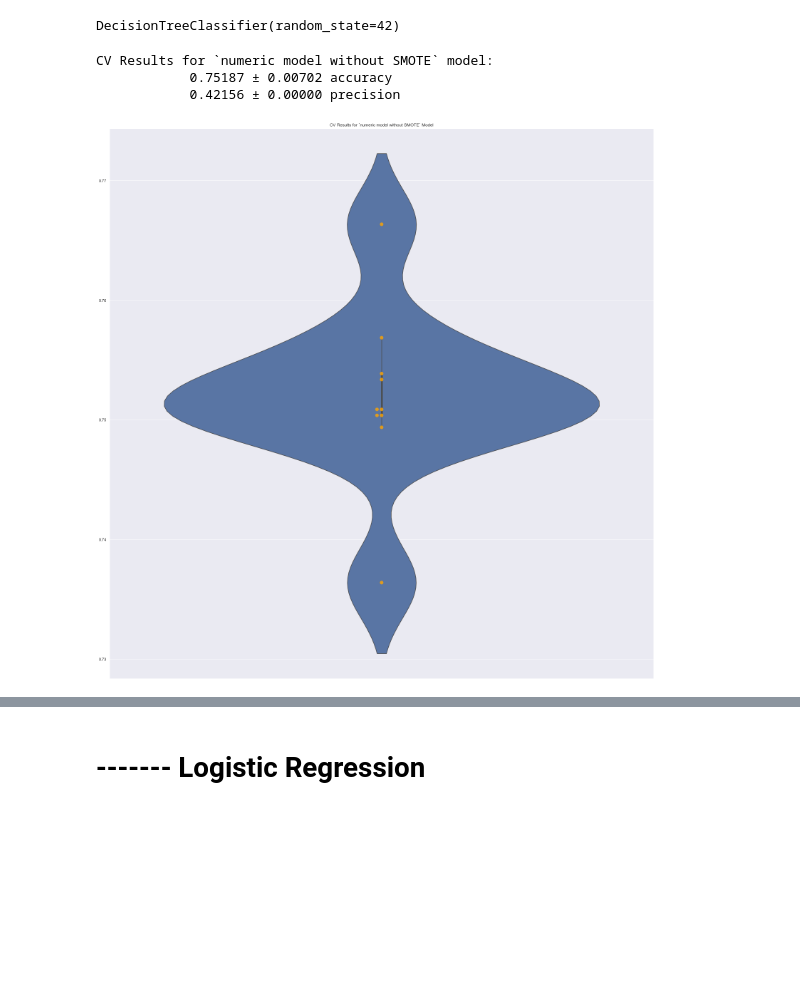
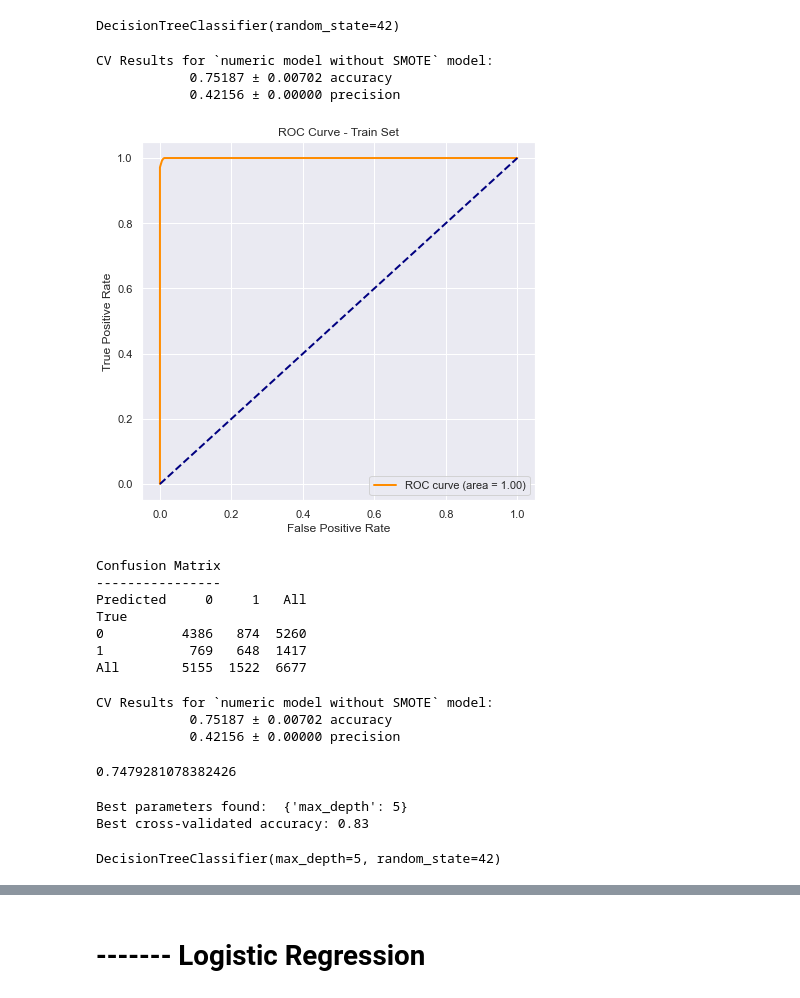
Before and after one commit to K-Pegg/Vaccines-Project, a Jupyter notebook: Notebooks/Juvenson-working-notebook.ipynb, the cells around one changed output, grey strips where cells are left out. Saved outputs shown, nothing was run; the diff lists cells and outputs as text; code cells hidden in the pictures; blank space fills up the shorter version.

```diff
--- a/Notebooks/Juvenson-working-notebook.ipynb
+++ b/Notebooks/Juvenson-working-notebook.ipynb
@@ -618,3 +662,23 @@ rf_clf = DecisionTreeClassifier(random_state=42)
 rf_clf.fit(X_train_scaled, y_train)
 # %% [output]
 DecisionTreeClassifier(random_state=42)
+# %%
+num_model_results = mcalculation(
+                        model=rf_clf,
+                        model_name='numeric model without SMOTE',
+                        X=X_train_scaled,
+                        y=y_train
+);
+num_model_results.print_cv_summary()
+
+
+
+#Decision tree model accuracy score and precision score
+#fig, ax = plt.subplots()
+
+#ax = num_model_results.plot_cv(ax)
+#plt.tight_layout();
+# %% [output]
+CV Results for `numeric model without SMOTE` model:
+            0.75187 ± 0.00702 accuracy
+            0.42156 ± 0.00000 precision
@@ -621,2 +734,11 @@ DecisionTreeClassifier(random_state=42)
 # %%
-#rf_clf.score(X_train_scaled, y_train)
+evaluate_model_performance(rf_clf, X_train_scaled, y_train)
+# %% [output]
+[figure, added]
+Confusion Matrix
+----------------
+Predicted     0     1   All
+True
+0          4386   874  5260
+1           769   648  1417
+All        5155  1522  6677
@@ -643,12 +754,11 @@ num_model_results.print_cv_summary()
 
 
 #Decision tree model accuracy score and precision score
-fig, ax = plt.subplots()
+#fig, ax = plt.subplots()
 
-ax = num_model_results.plot_cv(ax)
-plt.tight_layout();
+#ax = num_model_results.plot_cv(ax)
+#plt.tight_layout();
 # %% [output]
 CV Results for `numeric model without SMOTE` model:
             0.75187 ± 0.00702 accuracy
             0.42156 ± 0.00000 precision
-[figure, removed]
@@ -703 +765,39 @@ def evaluate_model_performance(model, X_train_scaled, y_train, X_test_scaled, y_
+# %%
+rf_clf_t = cross_val_score(rf_clf,X_train_scaled, y_train, cv=5, scoring='accuracy').mean()
+rf_clf_t
+# %% [output]
+0.7479281078382426
+# %%
+from sklearn.ensemble import RandomForestClassifier
+from sklearn.model_selection import GridSearchCV
+
+param_grid = {
+    'max_depth': [5, 10, 20],
+}
+
+rf_model = DecisionTreeClassifier()
+
+grid_search = GridSearchCV(rf_model, param_grid, cv=5, scoring='accuracy')
+grid_search.fit(X_train_scaled, y_train)
+
+#Best parameters
+print("Best parameters found: ", grid_search.best_params_)
+
+#Best cross-validated score
+print("Best cross-validated accuracy: {:.2f}".format(grid_search.best_score_))
+
+#Evaluate on the test set
+y_pred = grid_search.predict(X_test_scaled)
+#accuracy = accuracy_score(y_test, y_pred)
+#print("Test set accuracy: {:.2f}".format(accuracy))
+# %% [output]
+Best parameters found:  {'max_depth': 5}
+Best cross-validated accuracy: 0.83
+# %%
+#New model Max depth 10
+
+rf_clf_t = DecisionTreeClassifier(max_depth=5,random_state=42)
+rf_clf_t.fit(X_train_scaled, y_train)
+# %% [output]
+DecisionTreeClassifier(max_depth=5, random_state=42)
 # %%
```
Also changed, not shown: parts of 37 cells of this notebook.
